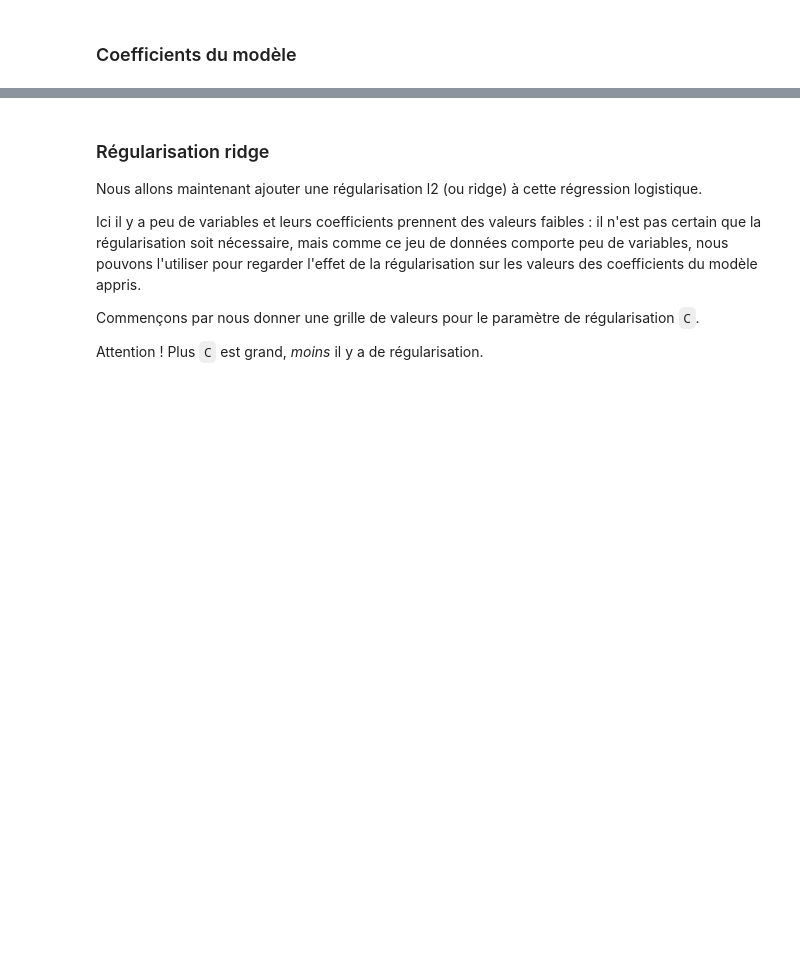
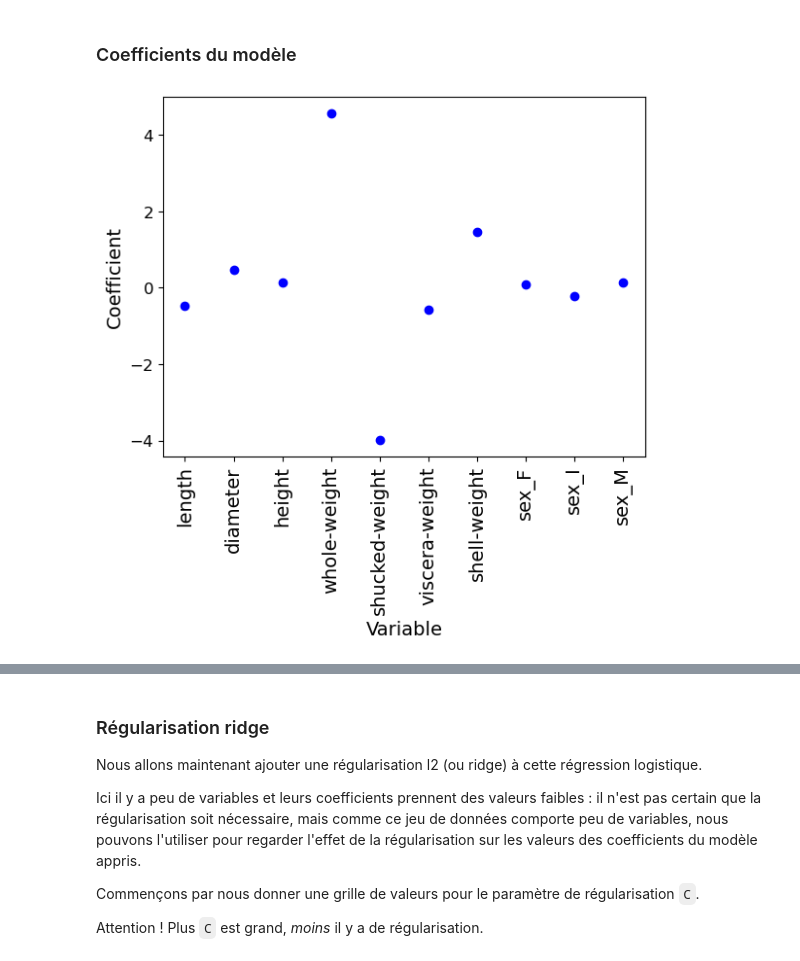
Before and after one commit to chagaz/cp-ia-intro-ml-2022, a Jupyter notebook: 2-Selection/2-Selection.ipynb, the cells around one changed output, grey strips where cells are left out. Saved outputs shown, nothing was run; the diff lists cells and outputs as text; code cells hidden in the pictures; blank space fills up the shorter version.

```diff
--- a/2-Selection/2-Selection.ipynb
+++ b/2-Selection/2-Selection.ipynb
@@ -287,18 +401,21 @@ __Question :__ Que pensez-vous de la qualité du modèle ?
 # %%
 # Calculer le nombre de variables
 num_features = X_train.shape[1]
 
 # Afficher pour chaque variable son coefficient dans le modèle
 plt.scatter(range(num_features), # en abcisse : indices des variables
             model_rlog.coef_ # en ordonnées : leur poids dans le modèle
            )
 
 # Étiqueter les graduations de l'axe des abcsisses
 tmp = plt.xticks(range(num_features), # une marque par variable
-                 list(df.columns[:-1]),  # afficher le nom de la variable
+                 list(df_dummies.drop(columns=['rings']).columns),  # afficher le nom de la variable
                  rotation=90, # tourner les étiquettes de 90 degrés
                  fontsize=14)
 
 # Étiqueter les axes
 tmp = plt.xlabel('Variable', fontsize=14)
 tmp = plt.ylabel('Coefficient', fontsize=14)
+plt.show()
+# %% [output]
+[figure, added]
```
Also changed, not shown: parts of 68 cells of this notebook, 3 other files.
